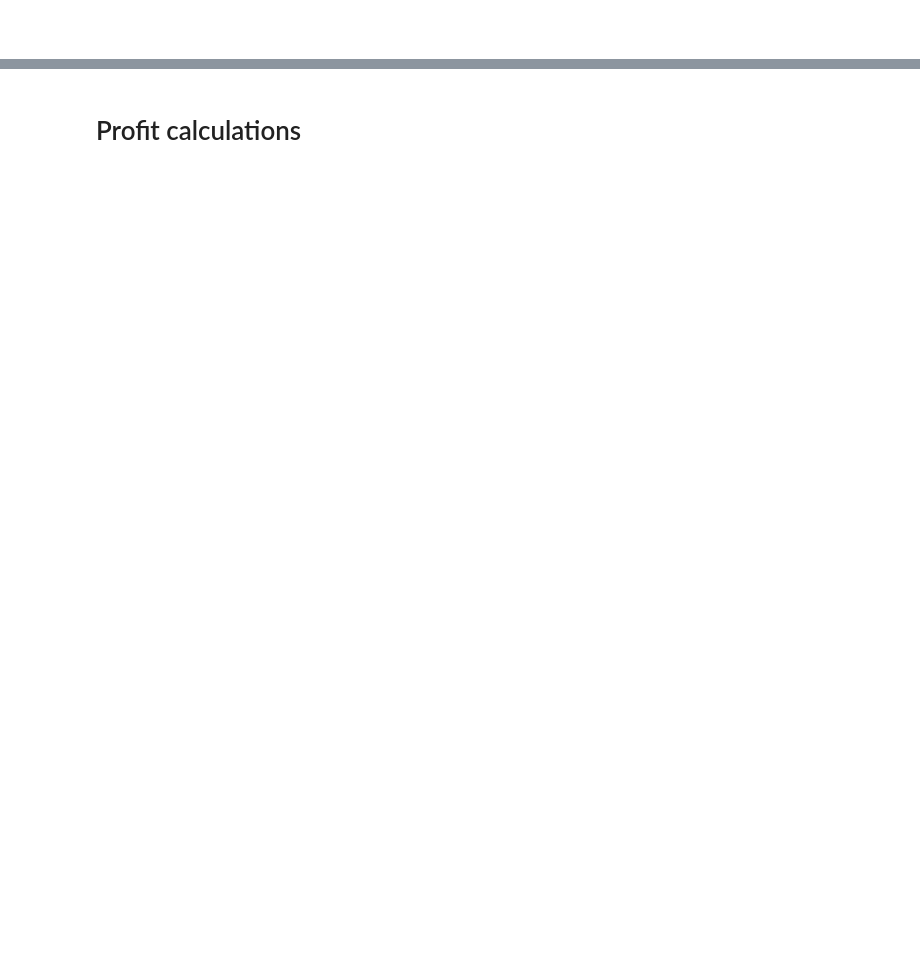
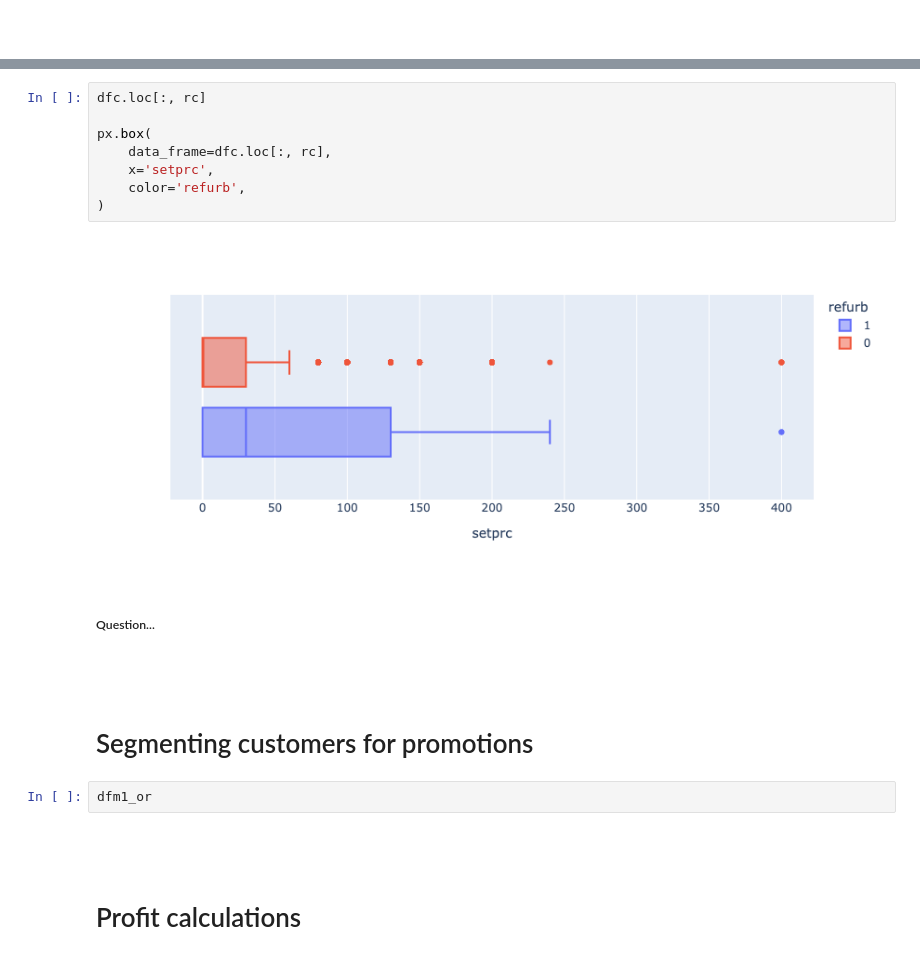
Before and after one commit to robperch/marketing_analytics_cell2cell, a Jupyter notebook: notebooks/cell2cell_nb.ipynb, the cells around one changed output, grey strips where cells are left out. Cells and saved outputs as stored; diff of their text form; blank space fills up the shorter version.

```diff
--- a/notebooks/cell2cell_nb.ipynb
+++ b/notebooks/cell2cell_nb.ipynb
@@ -630,2 +624,22 @@ fig.show()
+# %%
+dfc.loc[:, rc]
+
+px.box(
+    data_frame=dfc.loc[:, rc],
+    x='setprc',
+    color='refurb',
+)
+# %% [output]
+[figure, added]
+# %% [markdown]
+##### Question...
+# %% [markdown]
+#
+# %% [markdown]
+# Segmenting customers for promotions
+# %%
+dfm1_or
+# %% [markdown]
+#
 # %% [markdown]
 # Profit calculations
```
Also changed, not shown: parts of 29 cells of this notebook.
